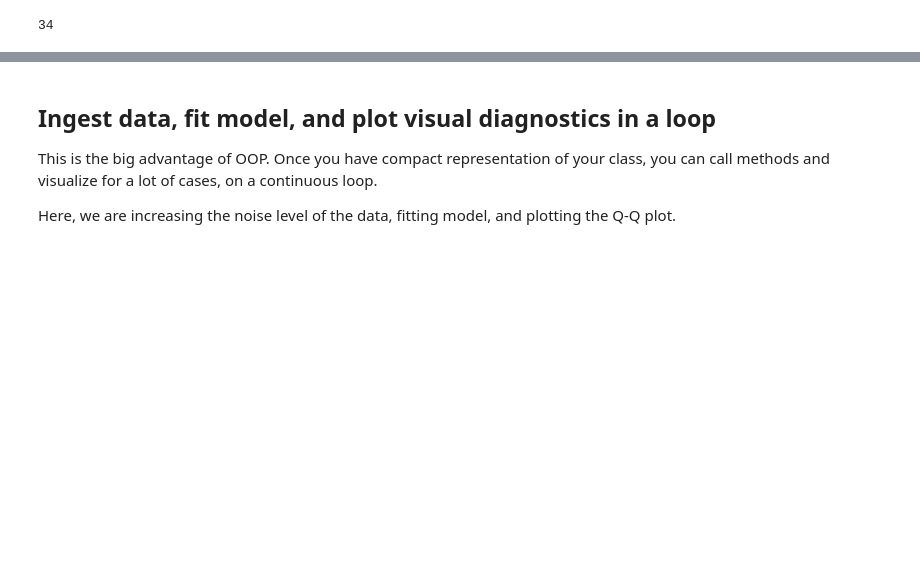
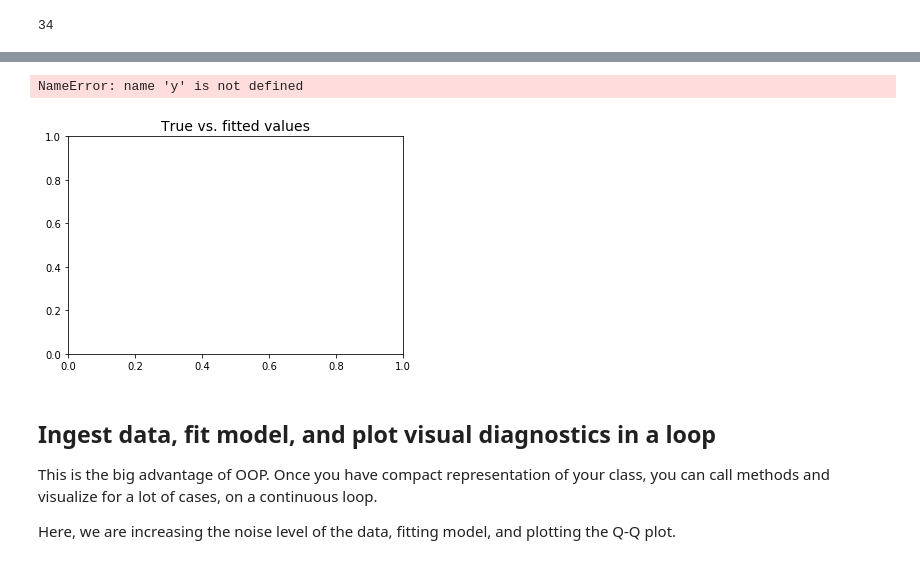
Before and after one commit to erikapat/OOP, a Jupyter notebook: Python/Example3.ipynb, the cells around one changed output, grey strips where cells are left out. Cells and saved outputs as stored; diff of their text form; code cells hidden in the pictures; blank space fills up the shorter version.

```diff
--- a/Python/Example3.ipynb
+++ b/Python/Example3.ipynb
@@ -169,3 +199,8 @@ array([-10.79036428,   6.77909431, -14.0110643 ,  17.21773351,
+# %%
+model.plot_fitted()
+# %% [output]
+NameError: name 'y' is not defined
+[figure, added]
 # %% [markdown]
 ## **Ingest data, fit model, and plot visual diagnostics in a loop**
 
```
Also changed, not shown: parts of 31 cells of this notebook.
